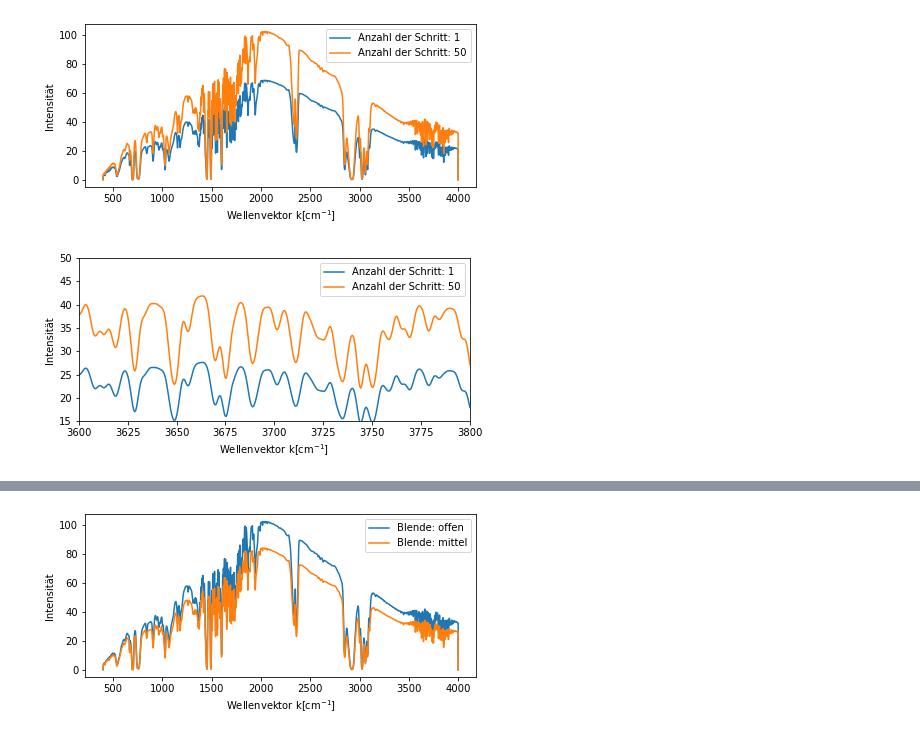
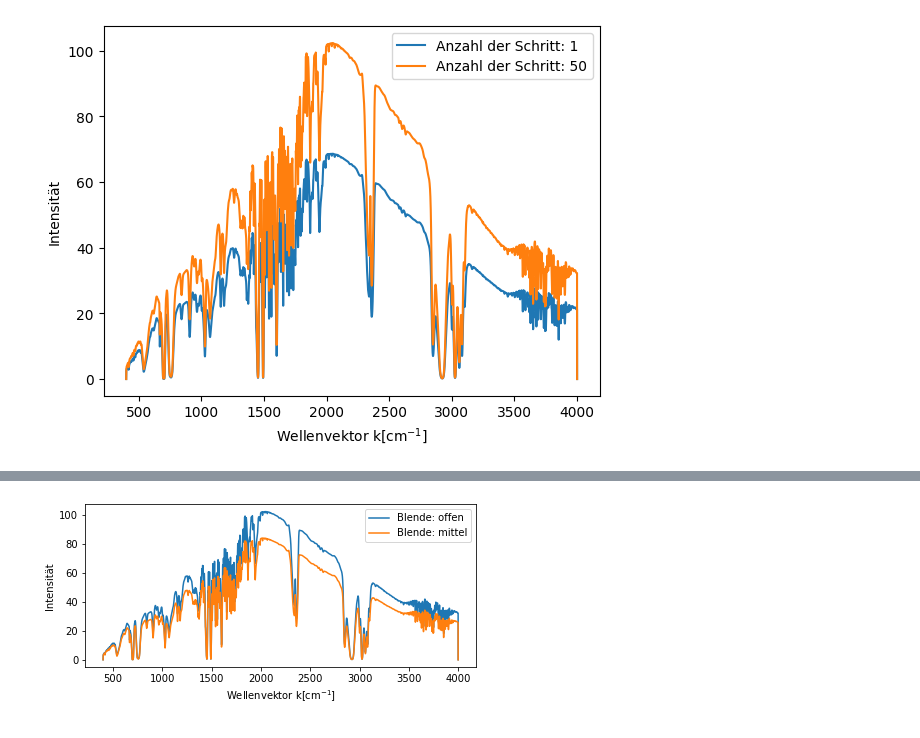
Before and after one commit to iLoveeMilkaa/M1-Lab, a Jupyter notebook: Aufgabe 1.ipynb, the cells around one changed output, grey strips where cells are left out. Cells and saved outputs as stored; diff of their text form; code cells hidden in the pictures.

```diff
--- a/Aufgabe 1.ipynb
+++ b/Aufgabe 1.ipynb
@@ -52,30 +77,26 @@ plt.savefig("plots/ap_hoch_zoom.pdf")
 # %%
 #Schritt änderungen
-plt.figure(figsize = [7,3])
-plt.subplot(111)
+# plt.figure(figsize = [7,3])
+# plt.subplot(111)
+# plt.plot(A4_S1_V4_Apm[:,0],A4_S1_V4_Apm[:,1],label="Anzahl der Schritt: 1")
+# plt.plot(A4_S10_V4_Apm[:,0],A4_S10_V4_Apm[:,1],label="Anzahl der Schritt: 50")
+# plt.legend(loc = "upper right")
+# plt.ylabel("Intensität")
+# plt.xlabel(r"Wellenvektor k$[\mathrm{cm}^{-1}]$")
+# plt.savefig("plots/Schrit 1.pdf")
+
+
+#plt.subplot(111)
+#plt.figure(figsize = [7,3])
+#plt.axis([2300,2400,0,80])
+plt.legend(['Apertur: hoch', 'Apertur: mitte'])
 plt.plot(A4_S1_V4_Apm[:,0],A4_S1_V4_Apm[:,1],label="Anzahl der Schritt: 1")
 plt.plot(A4_S10_V4_Apm[:,0],A4_S10_V4_Apm[:,1],label="Anzahl der Schritt: 50")
-plt.legend(loc = "upper right")
+plt.legend(loc = 0)
 plt.ylabel("Intensität")
 plt.xlabel(r"Wellenvektor k$[\mathrm{cm}^{-1}]$")
-plt.savefig("plots/Schrit 1.pdf")
-
-
-plt.subplot(111)
-plt.figure(figsize = [7,3])
-plt.xlim((3600,3800))
-plt.ylim((15,50))
-plt.legend(['Apertur: hoch', 'Apertur: mitte'])
-plt.subplot(111)
-plt.plot(A4_S1_V4_Apm[:,0],A4_S1_V4_Apm[:,1],label="Anzahl der Schritt: 1")
-plt.plot(A4_S10_V4_Apm[:,0],A4_S10_V4_Apm[:,1],label="Anzahl der Schritt: 50")
-plt.legend(loc = "upper right")
-plt.ylabel("Intensität")
-plt.xlabel(r"Wellenvektor k$[\mathrm{cm}^{-1}]$")
-plt.savefig("plots/Schrit 50 Zoom.pdf")
-#plot
+plt.savefig("newplots/scannumbervgl.pdf")
 # %% [output]
-[figure, old version]
+[figure, new version]
-[figure, removed]
 # %%
 #Schritt änderungen
```
Also changed, not shown: parts of 9 cells of this notebook, 18 other files.
